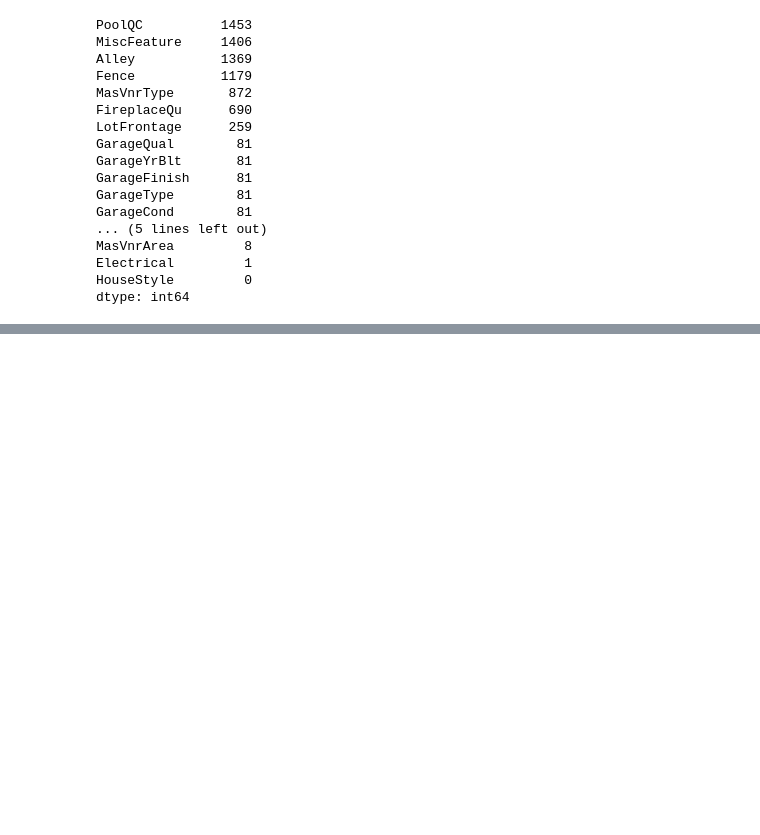
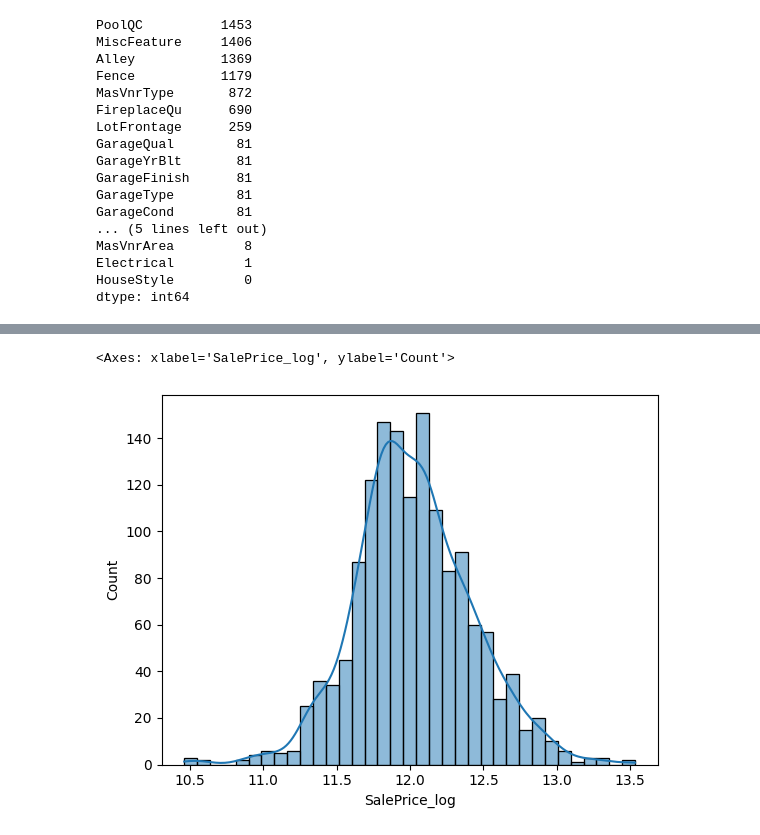
Before and after one commit to 41kabay/house-prices-regression, a Jupyter notebook: house_price.ipynb, the cells around one changed output, grey strips where cells are left out. Saved outputs shown, nothing was run; the diff lists cells and outputs as text; code cells hidden in the pictures; blank space fills up the shorter version.

```diff
--- a/house_price.ipynb
+++ b/house_price.ipynb
@@ -70,3 +70,25 @@ train.describe().T
 | YrSold | 1460.0 | 2007.815753 | 1.328095 | 2006.000000 | 2007.000000 | 2008.000000 | 2009.000000 | 2010.000000 |
 | SalePrice | 1460.0 | 180921.195890 | 79442.502883 | 34900.000000 | 129975.000000 | 163000.000000 | 214000.000000 | 755000.000000 |
 | SalePrice_log | 1460.0 | 12.024057 | 0.399449 | 10.460271 | 11.775105 | 12.001512 | 12.273736 | 13.534474 |
+# %%
+
+cols_none = ['PoolQC', 'MiscFeature', 'Alley', 'Fence',
+             'FireplaceQu', 'GarageType', 'GarageFinish',
+             'GarageQual', 'GarageCond', 'BsmtQual',
+             'BsmtCond', 'BsmtExposure', 'BsmtFinType1',
+             'BsmtFinType2', 'MasVnrType']
+for col in cols_none:
+    train[col] = train[col].fillna('None')
+# %%
+train['LotFrontage'] = train.groupby('Neighborhood')['LotFrontage'].transform(
+    lambda x: x.fillna(x.median())
+)
+# %%
+for col in ('GarageYrBlt', 'MasVnrArea'):
+    train[col] = train[col].fillna(train[col].median())
+# %%
+import seaborn as sns
+sns.histplot(train['SalePrice_log'], kde=True)
+# %% [output]
+<Axes: xlabel='SalePrice_log', ylabel='Count'>
+[figure, added]
```
Also changed, not shown: parts of 8 cells of this notebook.
